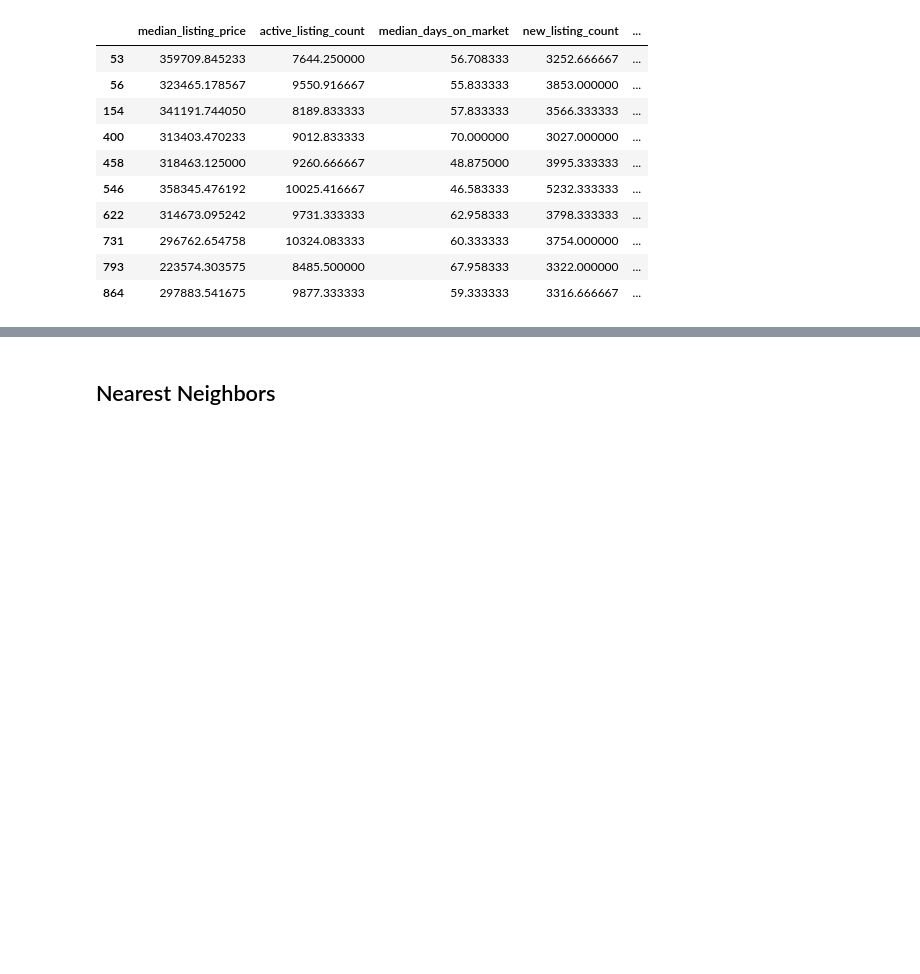
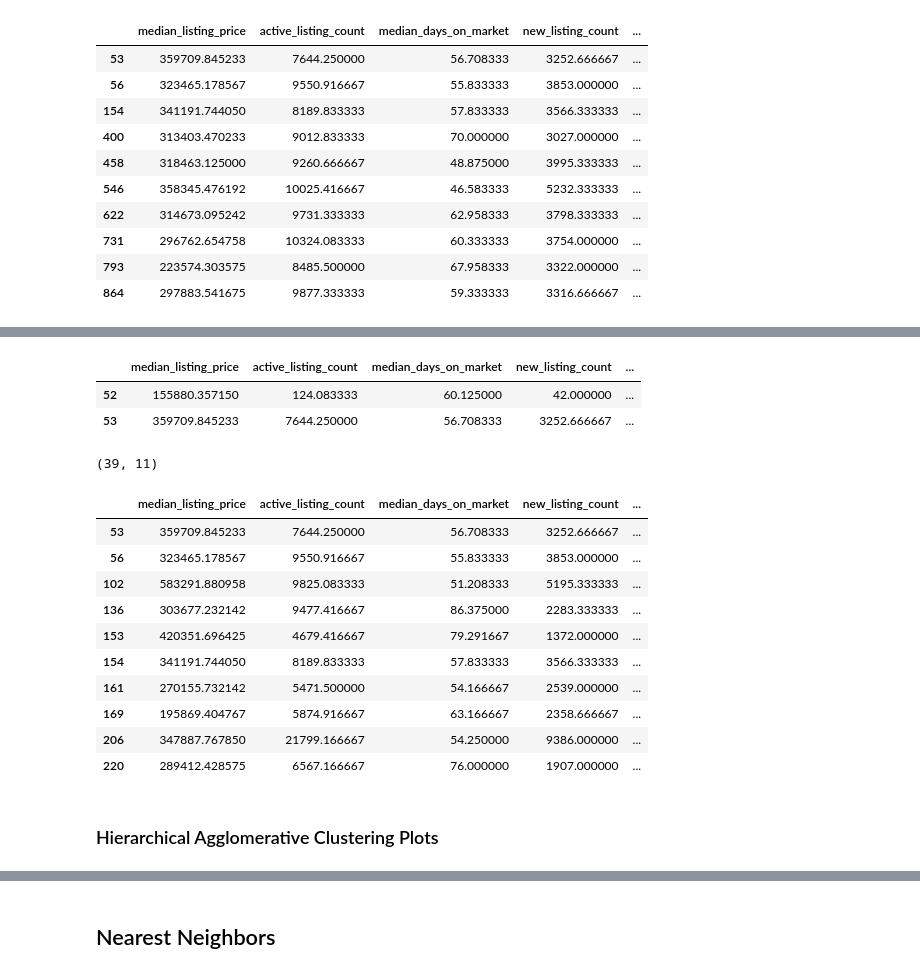
Before and after one commit to marke0816/Sleeper_Cities, a Jupyter notebook: jupyter_notebooks/Sleeper_cities.ipynb, the cells around one changed output, grey strips where cells are left out. Drawn from its saved outputs; the diff is of its cells as text; code cells hidden in the pictures; blank space fills up the shorter version.

```diff
--- a/jupyter_notebooks/Sleeper_cities.ipynb
+++ b/jupyter_notebooks/Sleeper_cities.ipynb
@@ -445,0 +456,22 @@ clustered_af_df.hvplot.scatter(
+# %%
+# # Initialize the Hierarchical Agglomerative Clustering model.
+agg = AgglomerativeClustering(n_clusters=4)
+
+# fit the model
+hac = agg.fit(pcs_df)
+# %%
+# Create a new DataFrame including predicted clusters and cryptocurrencies features.
+# Concatentate the ml_housing_df and pcs_df DataFrames on the same columns.
+clustered_hac_df = ml_housing_df.join(pcs_df, how='inner')
+
+#  Add a new column, "metro_area/city" to the clustered_df DataFrame that holds the names of the cryptocurrencies.
+clustered_hac_df = clustered_hac_df.join(metro_name_df, how='inner')
+
+#  Add a new column, "Class" to the clustered_df DataFrame that holds the predictions.
+# Add the predicted class columns
+clustered_hac_df["Class"] = hac.labels_
+clustered_hac_df.head(10)
+
+# Print the shape of the clustered_df
+print(clustered_hac_df.shape)
+clustered_hac_df.head(10)
@@ -445,0 +491,28 @@ clustered_af_df.hvplot.scatter(
+# %%
+# Find Austin metro area
+austin_group_hac = clustered_hac_df.loc[clustered_hac_df['metro_area/city'].str.contains("austin", case=False)]
+austin_group_hac
+# %% [output]
+|  | median_listing_price | active_listing_count | median_days_on_market | new_listing_count | ... |
+| 52 | 155880.357150 | 124.083333 | 60.125000 | 42.000000 | ... |
+| 53 | 359709.845233 | 7644.250000 | 56.708333 | 3252.666667 | ... |
+# %%
+# Metro_area/city with austin group
+metro_area_city_hac = clustered_hac_df.loc[clustered_hac_df['Class'] == 2]
+print(metro_area_city_hac.shape)
+metro_area_city_hac.head(10)
+# %% [output]
+(39, 11)
+|  | median_listing_price | active_listing_count | median_days_on_market | new_listing_count | ... |
+| 53 | 359709.845233 | 7644.250000 | 56.708333 | 3252.666667 | ... |
+| 56 | 323465.178567 | 9550.916667 | 55.833333 | 3853.000000 | ... |
+| 102 | 583291.880958 | 9825.083333 | 51.208333 | 5195.333333 | ... |
+| 136 | 303677.232142 | 9477.416667 | 86.375000 | 2283.333333 | ... |
+| 153 | 420351.696425 | 4679.416667 | 79.291667 | 1372.000000 | ... |
+| 154 | 341191.744050 | 8189.833333 | 57.833333 | 3566.333333 | ... |
+| 161 | 270155.732142 | 5471.500000 | 54.166667 | 2539.000000 | ... |
+| 169 | 195869.404767 | 5874.916667 | 63.166667 | 2358.666667 | ... |
+| 206 | 347887.767850 | 21799.166667 | 54.250000 | 9386.000000 | ... |
+| 220 | 289412.428575 | 6567.166667 | 76.000000 | 1907.000000 | ... |
+# %% [markdown]
+### Hierarchical Agglomerative Clustering Plots
```
Also changed, not shown: parts of 8 cells of this notebook, 2 other files.
